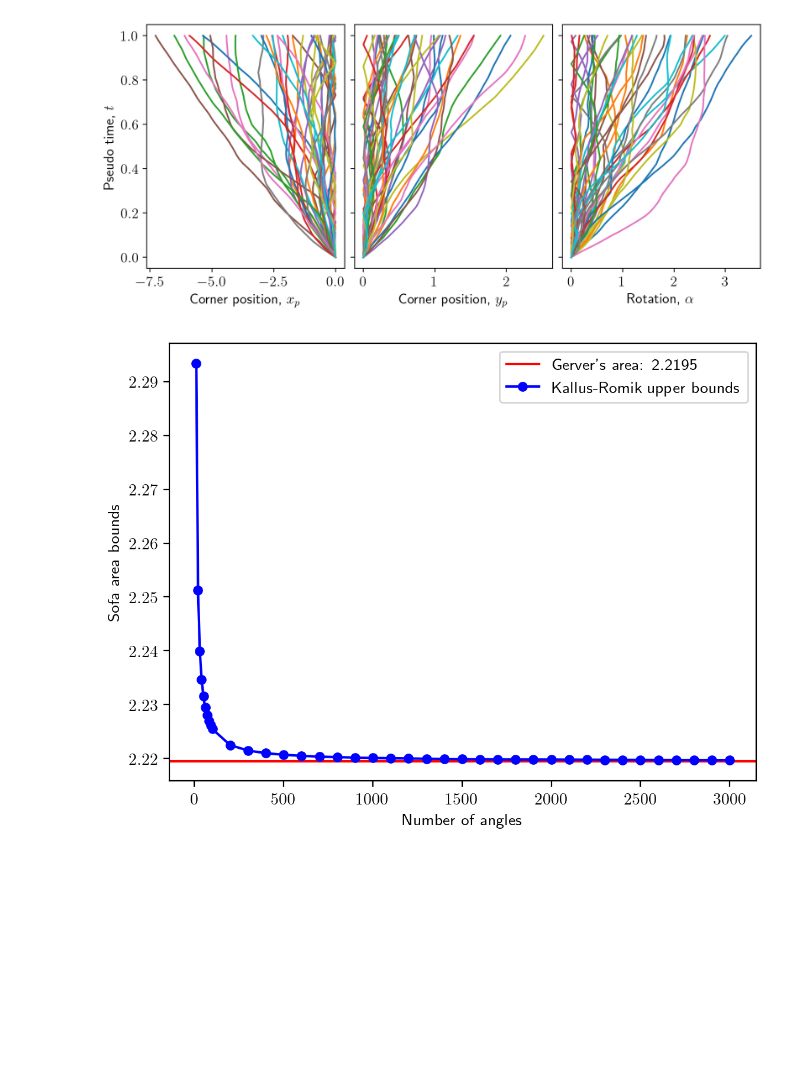
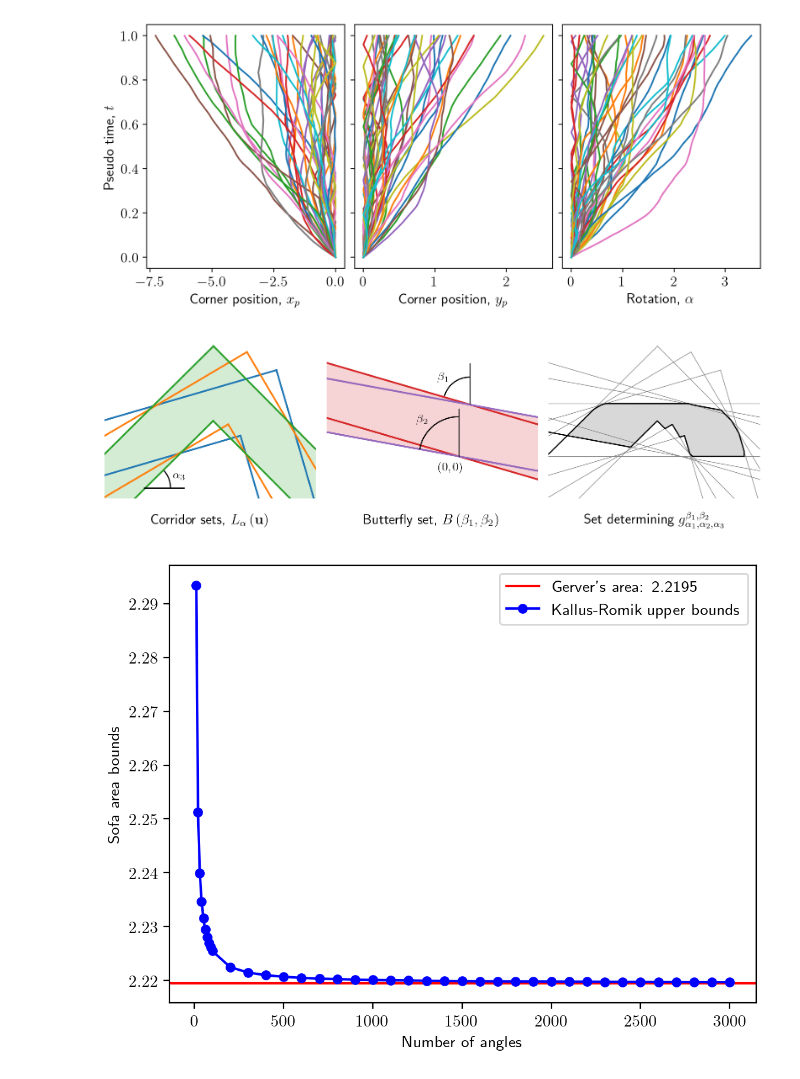
Before and after one commit to kuangdai/sofa, a Jupyter notebook: paper.ipynb, the cells around one changed output. Saved outputs shown, nothing was run; the diff lists cells and outputs as text; code cells hidden in the pictures; blank space fills up the shorter version.

```diff
--- a/paper.ipynb
+++ b/paper.ipynb
@@ -398,6 +396,84 @@ plt.savefig("figs/init.pdf", bbox_inches="tight", pad_inches=0.02)
 plt.show()
 # %% [output]
 [figure]
+# %%
+out_dir = f"outputs/upper/eq28"
+gg = torch.load(f"{out_dir}/best_geometry.pt")
+for key in gg.keys():
+    gg[key] = gg[key].detach()
+
+f, axes = plt.subplots(1, 3, dpi=200, figsize=(10, 4), sharey=True)
+plt.subplots_adjust(wspace=0.05)
+ax = axes[0]
+for i in range(len(gg["x_lhi"])):
+    ax.plot(gg["x_lhi"][i], gg["y_lhi"][i], c=colors[i])
+    ax.plot(gg["x_lvi"][i], gg["y_lvi"][i], c=colors[i])
+    ax.plot(gg["x_lho"][i], gg["y_lho"][i], c=colors[i])
+    ax.plot(gg["x_lvo"][i], gg["y_lvo"][i], c=colors[i])
+# area sample
+n_areas = 10000
+x_sample = torch.linspace(0., 1., n_areas, device=xp.device)
+x_min, x_max = -5., 5
+x_sample = x_min + x_sample * (x_max - x_min)
+interp_lvi = interp1d_multi_lines(gg[f"x_lvi"][-1:], gg[f"y_lvi"][-1:], x_sample, min_for_reduce=False)
+interp_lhi = interp1d_multi_lines(gg[f"x_lhi"][-1:], gg[f"y_lhi"][-1:], x_sample, min_for_reduce=False)
+y_sample_lower = torch.maximum(interp_lvi, interp_lhi)
+interp_lvo = interp1d_multi_lines(gg[f"x_lvo"][-1:], gg[f"y_lvo"][-1:], x_sample, min_for_reduce=True)
+interp_lho = interp1d_multi_lines(gg[f"x_lho"][-1:], gg[f"y_lho"][-1:], x_sample, min_for_reduce=True)
+y_sample_upper = torch.minimum(interp_lvo, interp_lho)
+ax.fill_between(x_sample, y1=y_sample_lower, y2=y_sample_upper, color=colors[i], alpha=.2)
+ax.plot([-1.75, -1], [-.6, -.6], c='k', lw=1)
+ax.add_patch(Arc([-1.75, -.6], 1, 1, theta1=0, theta2=44.76))
+ax.text(-1.2, -.6 + .15, "$\\alpha_3$", ha="left", va="bottom")
+ax.set_title("Corridor sets, $L_{\\alpha}\\left(\\mathbf{u}\\right)$", y=-0.2)
+
+ax = axes[1]
+ax.plot(gg["x_bvi"][0], gg["y_bvi"][0], c=colors[i + 1])
+ax.plot(gg["x_bvo"][0], gg["y_bvo"][0], c=colors[i + 1])
+ax.plot(gg["x_bvi"][1], gg["y_bvi"][1], c=colors[i + 2])
+ax.plot(gg["x_bvo"][1], gg["y_bvo"][1], c=colors[i + 2])
+interp_bvi = interp1d_multi_lines(gg[f"x_bvi"], gg[f"y_bvi"], x_sample, min_for_reduce=True)
+interp_bvo = interp1d_multi_lines(gg[f"x_bvo"], gg[f"y_bvo"], x_sample, min_for_reduce=False)
+ax.fill_between(x_sample, y1=interp_bvi, y2=interp_bvo, color=colors[i + 1], alpha=.2)
+ax.plot([0, 0], [0, .9], c='k', lw=1)
+ax.add_patch(Arc([0, 0], 1.5, 1.5, theta1=90, theta2=90 + 79.6, zorder=100))
+ax.text(-0.7, 0.7, "$\\beta_2$", ha="center", va="center")
+ax.text(.1, -.1, "$(0, 0)$", ha="right", va="top")
+ax.plot([.21, .21], [1, 1 + .75], c='k', lw=1)
+ax.add_patch(Arc([.21, 1], 1, 1, theta1=90, theta2=90 + 73.7, zorder=100))
+ax.text(-0.3, 1.5, "$\\beta_1$", ha="center", va="center")
+ax.set_title("Butterfly set, $B\\left(\\beta_1, \\beta_2\\right)$", y=-0.2)
+
+ax = axes[2]
+for i in range(len(gg["x_lhi"])):
+    ax.plot(gg["x_lhi"][i], gg["y_lhi"][i], c='gray', lw=.5)
+    ax.plot(gg["x_lvi"][i], gg["y_lvi"][i], c='gray', lw=.5)
+    ax.plot(gg["x_lho"][i], gg["y_lho"][i], c='gray', lw=.5)
+    ax.plot(gg["x_lvo"][i], gg["y_lvo"][i], c='gray', lw=.5)
+ax.plot(gg["x_bvi"][0], gg["y_bvi"][0], c='gray', lw=.5)
+ax.plot(gg["x_bvo"][0], gg["y_bvo"][0], c='gray', lw=.5)
+ax.plot(gg["x_bvi"][1], gg["y_bvi"][1], c='gray', lw=.5)
+ax.plot(gg["x_bvo"][1], gg["y_bvo"][1], c='gray', lw=.5)
+ax.plot([-10, 10], [1, 1], c='gray', lw=.5)
+ax.plot([-10, 10], [0, 0], c='gray', lw=.5)
+plt.plot(gg["x_sample"], gg["y_sample_lower"], c='k', lw=1)
+plt.plot(gg["x_sample"], gg["y_sample_upper"], c='k', lw=1)
+plt.plot([gg["x_sample"][-1], gg["x_sample"][-1]],
+         [gg["y_sample_lower"][-1], gg["y_sample_upper"][-1]], c='k', lw=1)
+ax.fill_between(gg["x_sample"], y1=gg["y_sample_lower"], y2=gg["y_sample_upper"],
+                where=gg["y_sample_upper"] > gg["y_sample_lower"],
+                color="gray", alpha=.3)
+ax.set_title("Set determining $g_{\\alpha_1,\\alpha_2,\\alpha_3}^{\\beta_1, \\beta_2}$", y=-0.2)
+
+for ax in axes:
+    ax.set_xlim(-2.5, 1.5)
+    ax.set_ylim(-.8, 2.2)
+    ax.set_aspect(1.)
+    ax.axis("off")
+plt.savefig("figs/set.pdf", bbox_inches="tight", pad_inches=0.01)
+plt.show()
+# %% [output]
+[figure, added]
 # %%
 plt.figure(dpi=200)
 ax = plt.gca()
```
Also changed, not shown: parts of 2 cells of this notebook, 9 other files.
